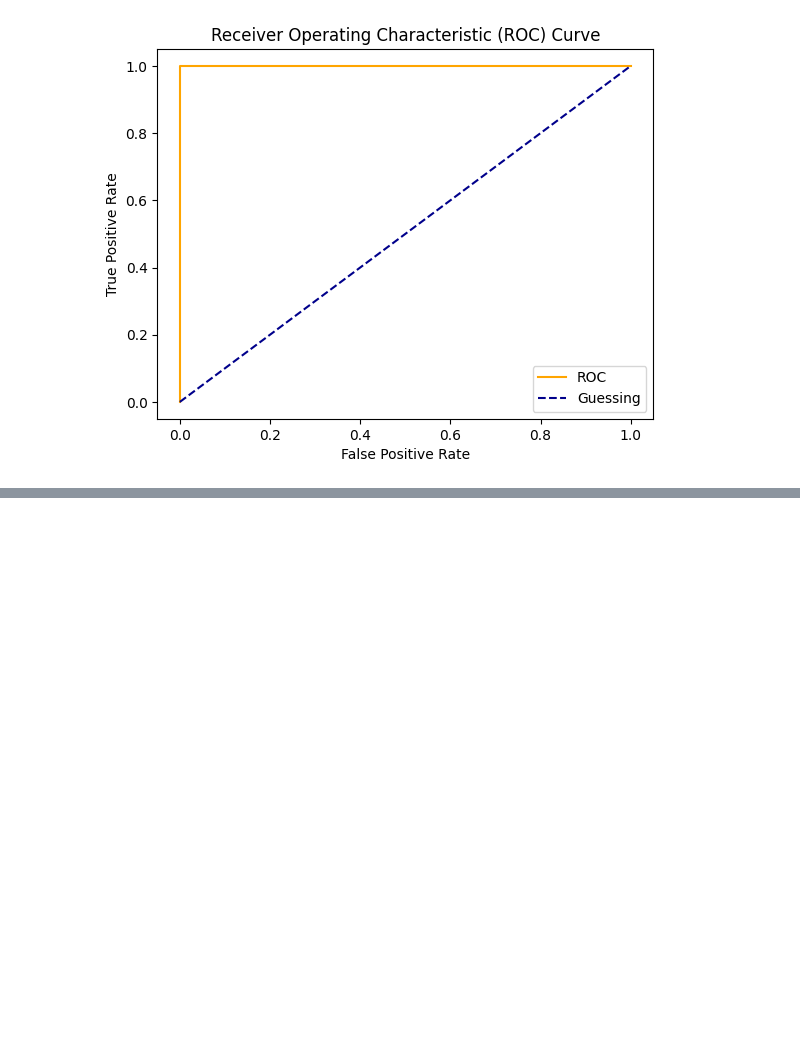
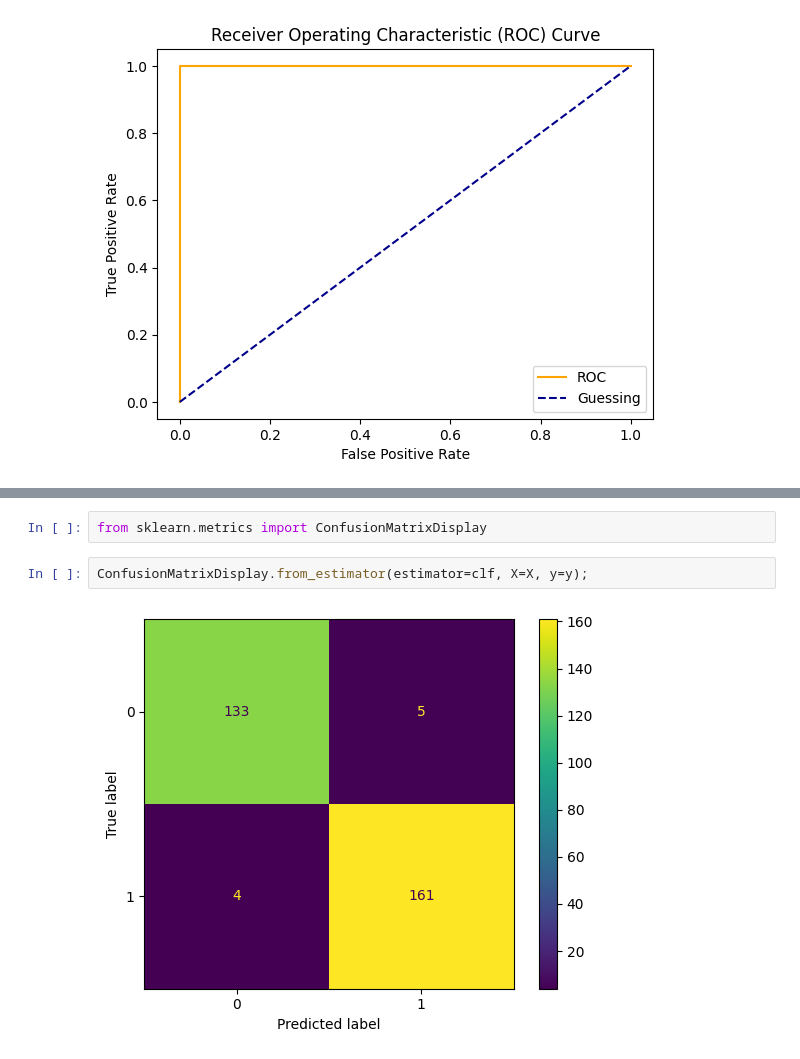
Before and after one commit to devyanshbatra/LINEAR-REGRESSION-MACHINE-LEARNING, a Jupyter notebook: Scikit_Learn_Classification_Workflow.ipynb, the cells around one changed output, grey strips where cells are left out. Drawn from its saved outputs; the diff is of its cells as text; blank space fills up the shorter version.

Commit message:
CONFUSION_MATRIX

```diff
--- a/Scikit_Learn_Classification_Workflow.ipynb
+++ b/Scikit_Learn_Classification_Workflow.ipynb
@@ -752,0 +791,6 @@ plot_roc_curve(fpr, tpr)
+# %%
+from sklearn.metrics import ConfusionMatrixDisplay
+# %%
+ConfusionMatrixDisplay.from_estimator(estimator=clf, X=X, y=y);
+# %% [output]
+[figure, added]
```
Also changed, not shown: parts of 11 cells of this notebook.
